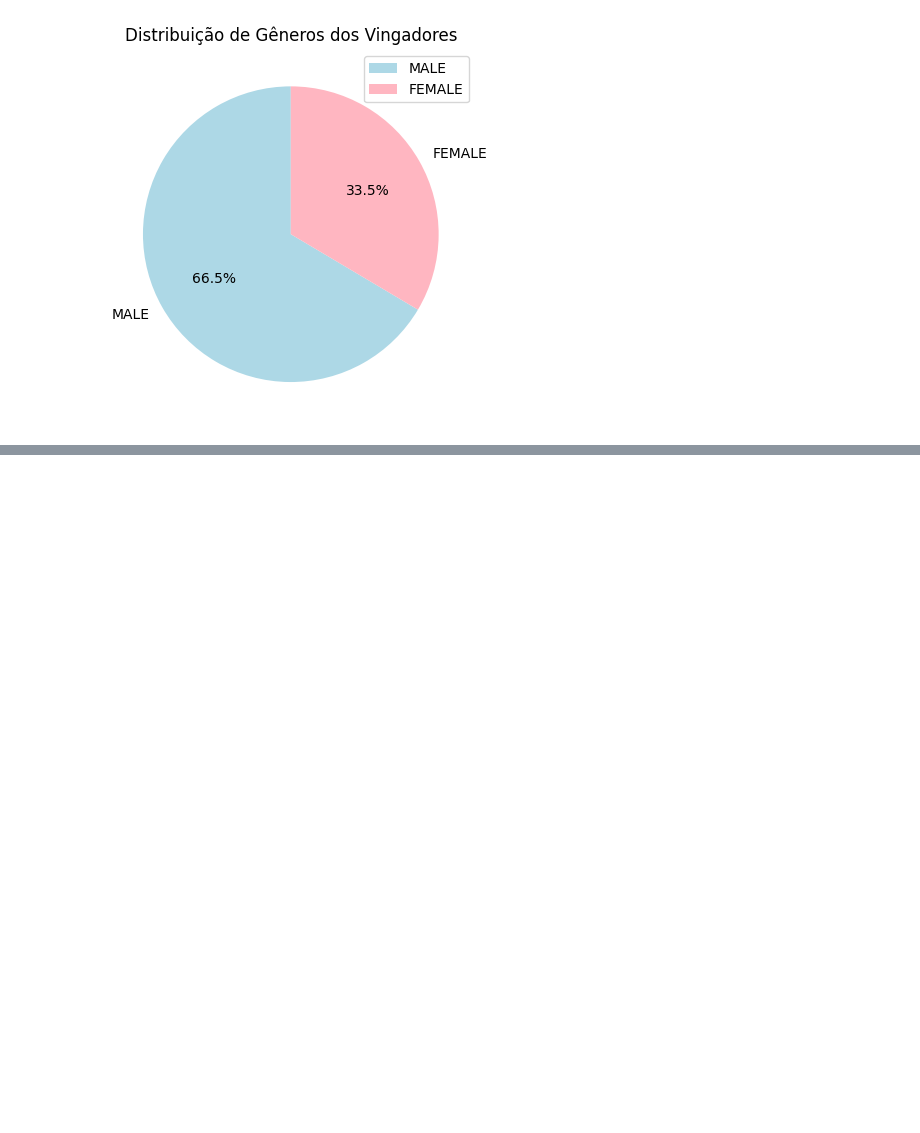
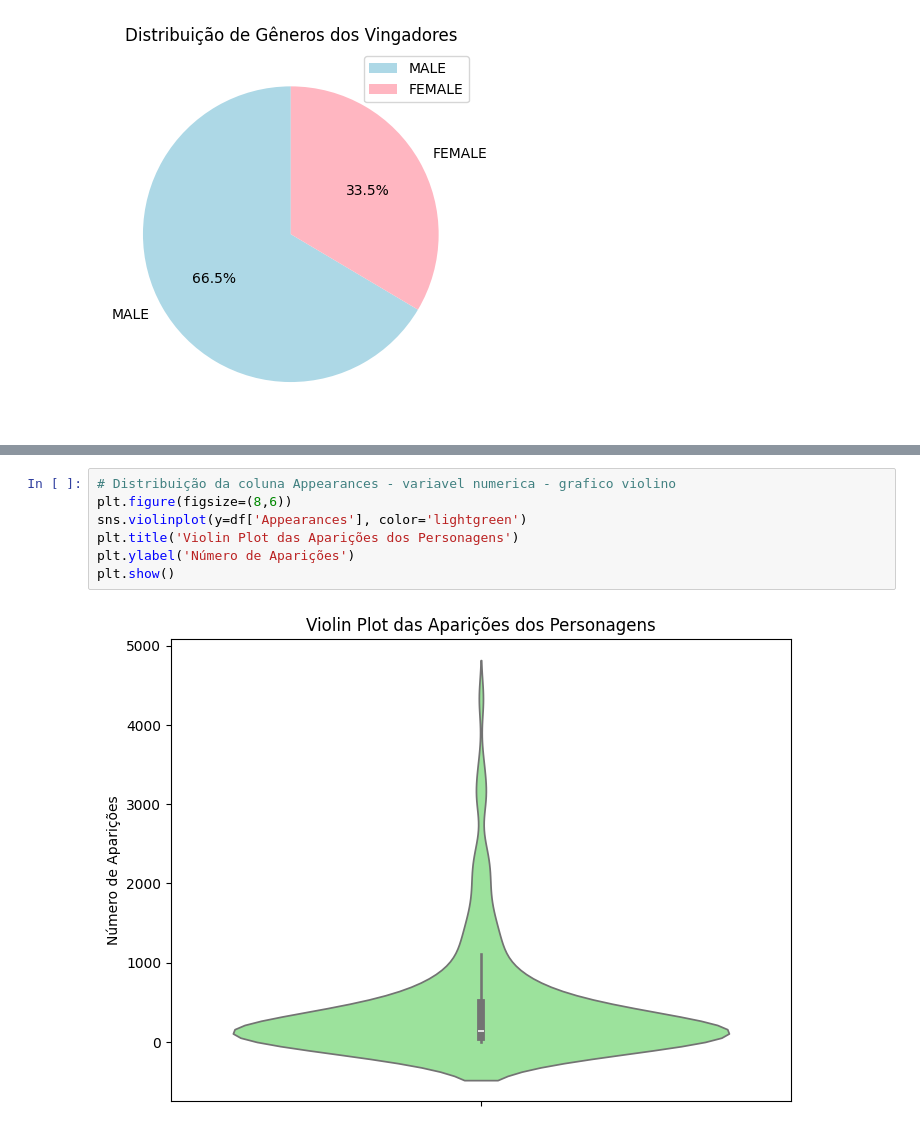
Before and after one commit to Israella/Analise_Vingadores, a Jupyter notebook: teste.ipynb, the cells around one changed output, grey strips where cells are left out. Drawn from its saved outputs; the diff is of its cells as text; blank space fills up the shorter version.

```diff
--- a/teste.ipynb
+++ b/teste.ipynb
@@ -73,0 +94,9 @@ plt.show()      # mostra o gráfico
+# %%
+# Distribuição da coluna Appearances - variavel numerica - grafico violino
+plt.figure(figsize=(8,6))
+sns.violinplot(y=df['Appearances'], color='lightgreen')
+plt.title('Violin Plot das Aparições dos Personagens')
+plt.ylabel('Número de Aparições')
+plt.show()
+# %% [output]
+[figure, added]
```
Also changed, not shown: parts of 3 cells of this notebook, 1 other file.
